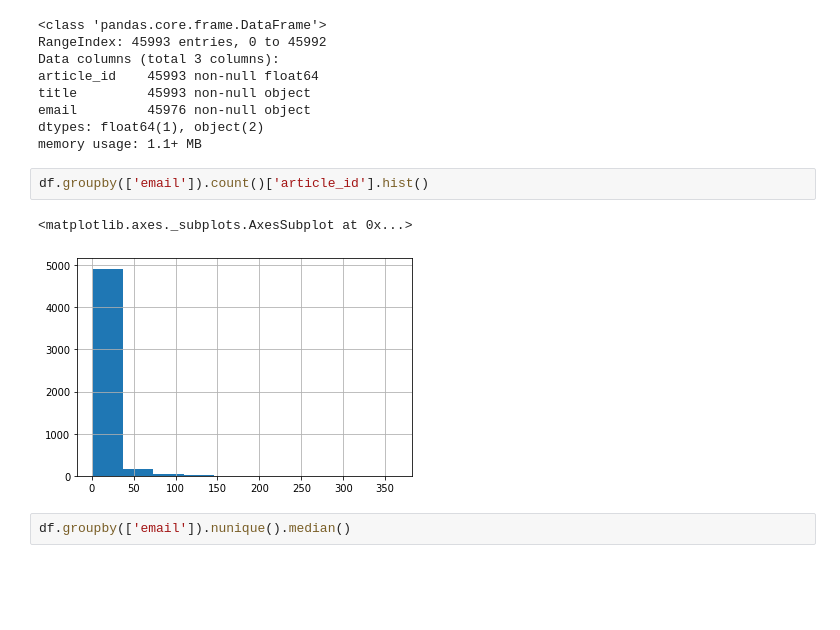
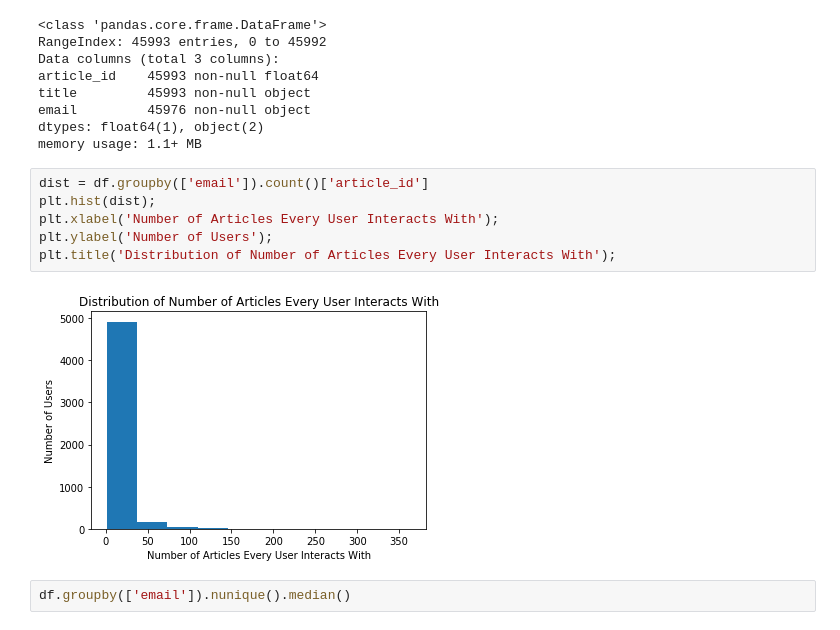
Before and after one commit to Data-Semi/Recommendations-with-IBM, a Jupyter notebook: Recommendations_with_IBM.ipynb, the cells around one changed output. Saved outputs shown, nothing was run; the diff lists cells and outputs as text; blank space fills up the shorter version.

```diff
--- a/Recommendations_with_IBM.ipynb
+++ b/Recommendations_with_IBM.ipynb
@@ -69,11 +61,14 @@ title         45993 non-null object
 email         45976 non-null object
 dtypes: float64(1), object(2)
 memory usage: 1.1+ MB
-# %%
-df.groupby(['email']).count()['article_id'].hist()
-# %% [output]
-<matplotlib.axes._subplots.AxesSubplot at 0x...>
-[figure, removed]
+# %%
+dist = df.groupby(['email']).count()['article_id']
+plt.hist(dist);
+plt.xlabel('Number of Articles Every User Interacts With');
+plt.ylabel('Number of Users');
+plt.title('Distribution of Number of Articles Every User Interacts With');
+# %% [output]
+[figure, added]
 # %%
 df.groupby(['email']).nunique().median()
 # %% [output]
```
Also changed, not shown: parts of 56 cells of this notebook, 3 other files.
